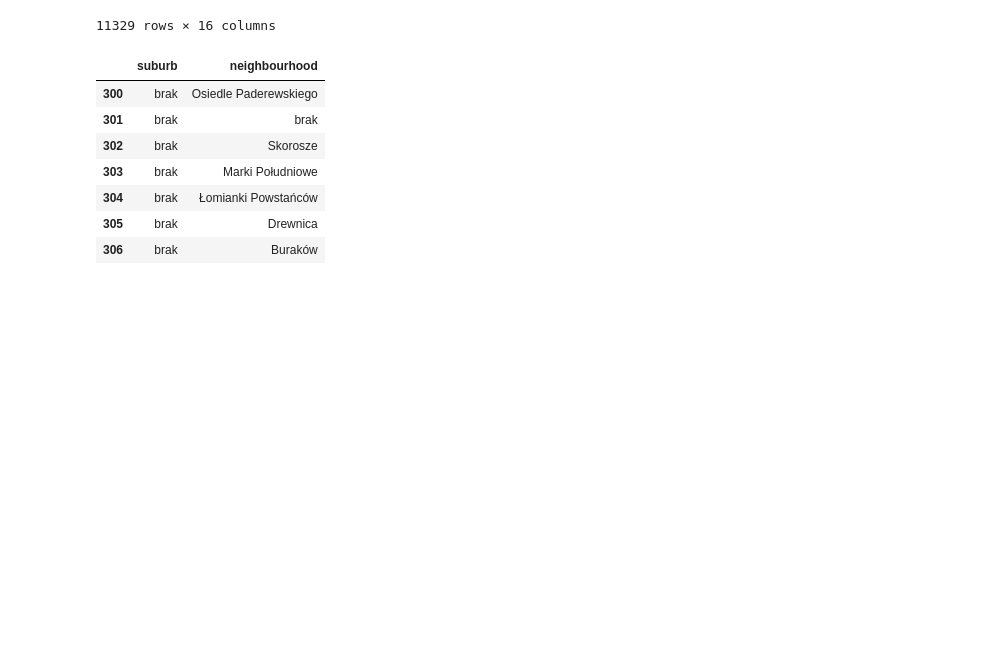
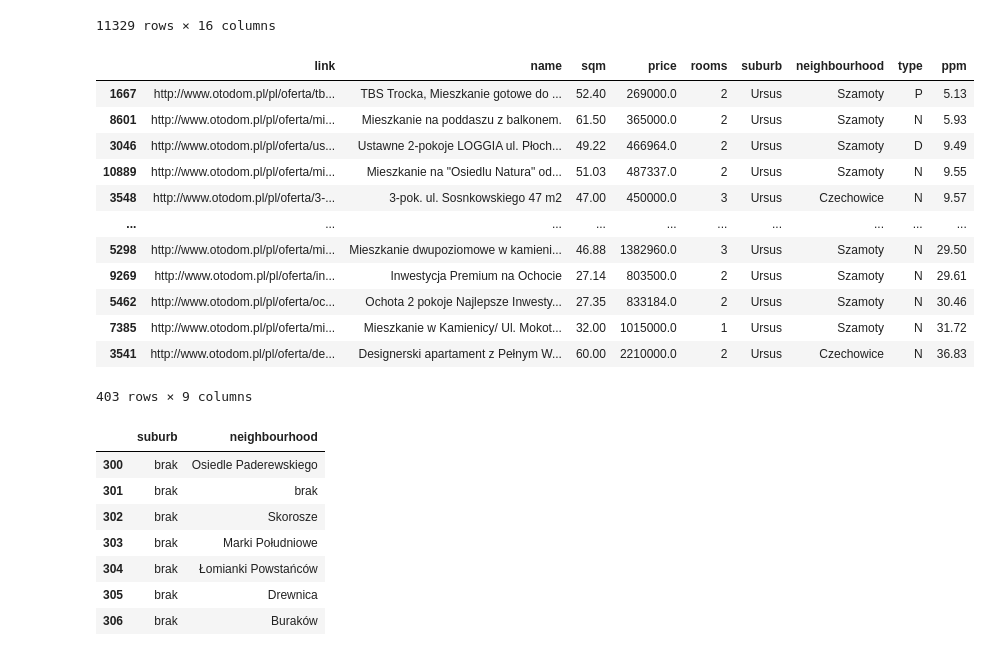
Before and after one commit to krawczyk071/pandas-projects, a Jupyter notebook: otodom/stepA1.ipynb, the cells around one changed output. Saved outputs shown, nothing was run; the diff lists cells and outputs as text; code cells hidden in the pictures; blank space fills up the shorter version.

```diff
--- a/otodom/stepA1.ipynb
+++ b/otodom/stepA1.ipynb
@@ -25,3 +31,21 @@ df2=df[colset1].sort_values('suburb')
+# %%
+pd.set_option('display.max_colwidth', None)
+ursus['ppm']=round((ursus.price/ursus.sqm)/1000,2)
+ursus[ursus.sqm<70].sort_values('ppm')
+# %% [output]
+|  | link | name | sqm | price | rooms | suburb | neighbourhood | type | ppm |
+| 1667 | http://www.otodom.pl/pl/oferta/tb... | TBS Trocka, Mieszkanie gotowe do ... | 52.40 | 269000.0 | 2 | Ursus | Szamoty | P | 5.13 |
+| 8601 | http://www.otodom.pl/pl/oferta/mi... | Mieszkanie na poddaszu z balkonem. | 61.50 | 365000.0 | 2 | Ursus | Szamoty | N | 5.93 |
+| 3046 | http://www.otodom.pl/pl/oferta/us... | Ustawne 2-pokoje LOGGIA ul. Płoch... | 49.22 | 466964.0 | 2 | Ursus | Szamoty | D | 9.49 |
+| 10889 | http://www.otodom.pl/pl/oferta/mi... | Mieszkanie na "Osiedlu Natura" od... | 51.03 | 487337.0 | 2 | Ursus | Szamoty | N | 9.55 |
+| 3548 | http://www.otodom.pl/pl/oferta/3-... | 3-pok. ul. Sosnkowskiego 47 m2 | 47.00 | 450000.0 | 3 | Ursus | Czechowice | N | 9.57 |
+| ... | ... | ... | ... | ... | ... | ... | ... | ... | ... |
+| 5298 | http://www.otodom.pl/pl/oferta/mi... | Mieszkanie dwupoziomowe w kamieni... | 46.88 | 1382960.0 | 3 | Ursus | Szamoty | N | 29.50 |
+| 9269 | http://www.otodom.pl/pl/oferta/in... | Inwestycja Premium na Ochocie | 27.14 | 803500.0 | 2 | Ursus | Szamoty | N | 29.61 |
+| 5462 | http://www.otodom.pl/pl/oferta/oc... | Ochota 2 pokoje Najlepsze Inwesty... | 27.35 | 833184.0 | 2 | Ursus | Szamoty | N | 30.46 |
+| 7385 | http://www.otodom.pl/pl/oferta/mi... | Mieszkanie w Kamienicy/ Ul. Mokot... | 32.00 | 1015000.0 | 1 | Ursus | Szamoty | N | 31.72 |
+| 3541 | http://www.otodom.pl/pl/oferta/de... | Designerski apartament z Pełnym W... | 60.00 | 2210000.0 | 2 | Ursus | Czechowice | N | 36.83 |
+403 rows × 9 columns
 # %%
 # dzielnica	osiedle
 suburbs=df2[['suburb','neighbourhood']].drop_duplicates().reset_index(drop=True)
```
Also changed, not shown: parts of 9 cells of this notebook, 5 other files.
